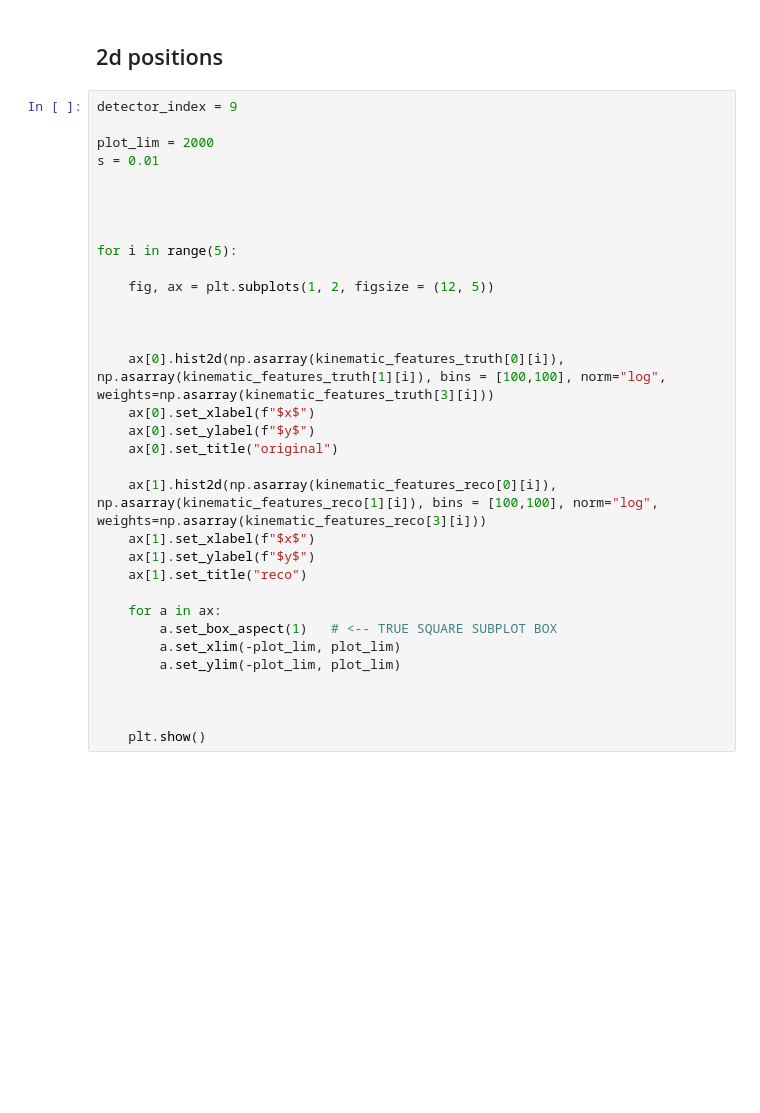
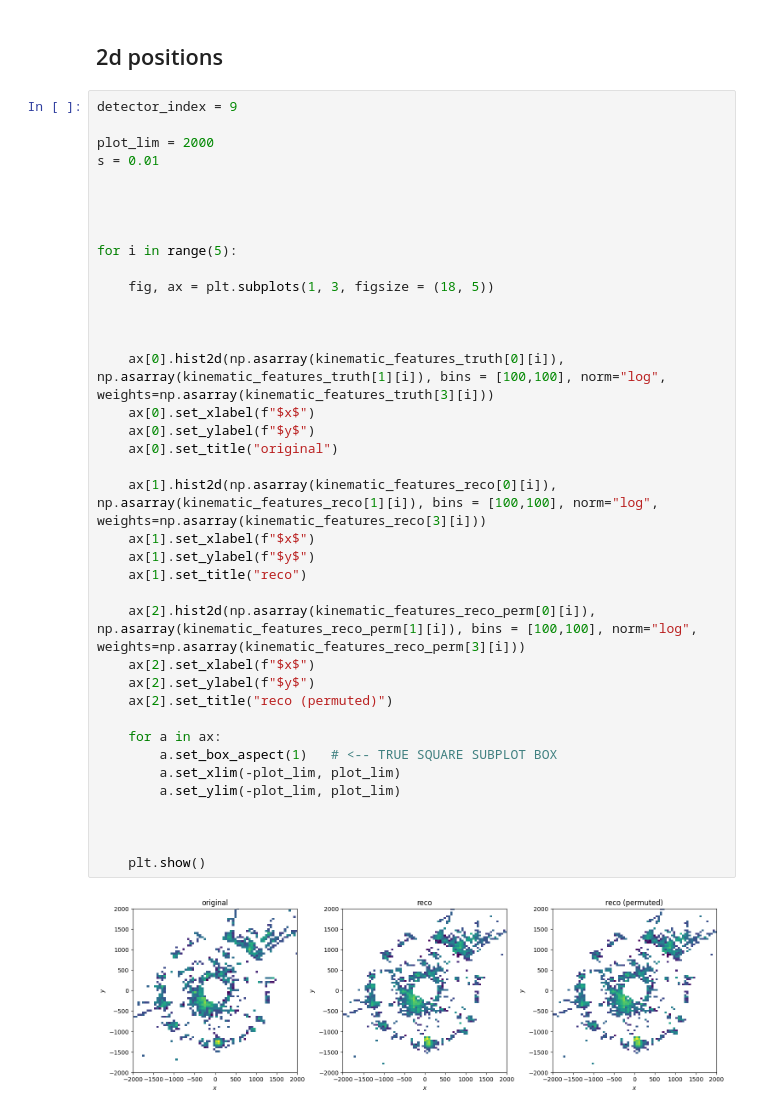
Before and after one commit to erwulff/particlemind, a Jupyter notebook: src/compare_generated_samples_reco_only_augs.ipynb, the cells around one changed output. Cells and saved outputs as stored; diff of their text form; blank space fills up the shorter version.

```diff
--- a/src/compare_generated_samples_reco_only_augs.ipynb
+++ b/src/compare_generated_samples_reco_only_augs.ipynb
@@ -343,31 +397,38 @@ detector_index = 9
 
 plot_lim = 2000
 s = 0.01
 
 
 
 
 for i in range(5):
 
-    fig, ax = plt.subplots(1, 2, figsize = (12, 5))
+    fig, ax = plt.subplots(1, 3, figsize = (18, 5))
 
 
 
     ax[0].hist2d(np.asarray(kinematic_features_truth[0][i]), np.asarray(kinematic_features_truth[1][i]), bins = [100,100], norm="log", weights=np.asarray(kinematic_features_truth[3][i]))
     ax[0].set_xlabel(f"$x$")
     ax[0].set_ylabel(f"$y$")
     ax[0].set_title("original")
 
     ax[1].hist2d(np.asarray(kinematic_features_reco[0][i]), np.asarray(kinematic_features_reco[1][i]), bins = [100,100], norm="log", weights=np.asarray(kinematic_features_reco[3][i]))
     ax[1].set_xlabel(f"$x$")
     ax[1].set_ylabel(f"$y$")
     ax[1].set_title("reco")
 
+    ax[2].hist2d(np.asarray(kinematic_features_reco_perm[0][i]), np.asarray(kinematic_features_reco_perm[1][i]), bins = [100,100], norm="log", weights=np.asarray(kinematic_features_reco_perm[3][i]))
+    ax[2].set_xlabel(f"$x$")
+    ax[2].set_ylabel(f"$y$")
+    ax[2].set_title("reco (permuted)")
+
     for a in ax:
         a.set_box_aspect(1)   # <-- TRUE SQUARE SUBPLOT BOX
         a.set_xlim(-plot_lim, plot_lim)
         a.set_ylim(-plot_lim, plot_lim)
 
 
 
     plt.show()
+# %% [output]
+[figure, added]
```
Also changed, not shown: parts of 13 cells of this notebook, 6 other files.
